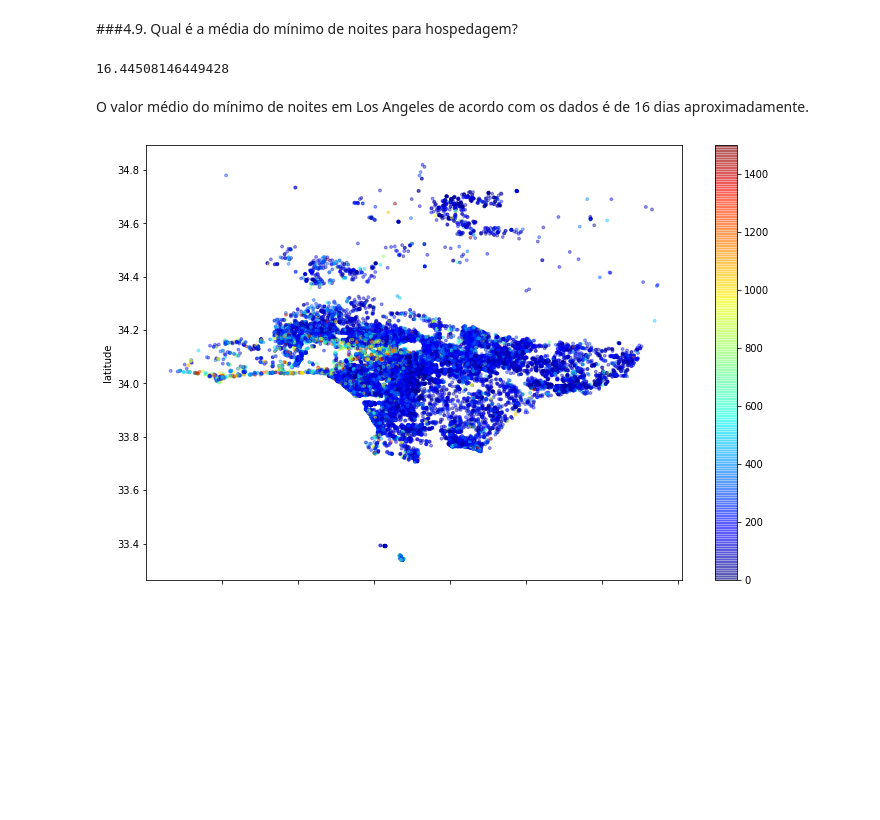
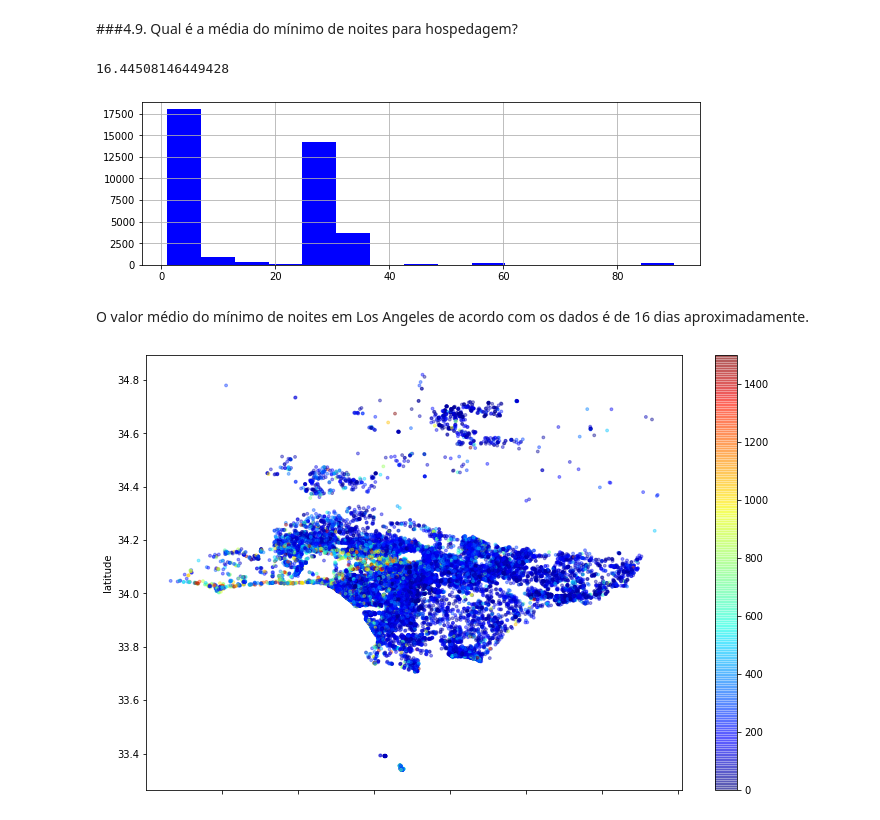
Before and after one commit to julianadslopes/Data_Science, a Jupyter notebook: Projeto_Analisando_os_Dados_do_Airbnb.ipynb, the cells around one changed output. Drawn from its saved outputs; the diff is of its cells as text; code cells hidden in the pictures; blank space fills up the shorter version.

```diff
--- a/Projeto_Analisando_os_Dados_do_Airbnb.ipynb
+++ b/Projeto_Analisando_os_Dados_do_Airbnb.ipynb
@@ -821,6 +821,10 @@ Name: availability_365, dtype: int64
 df_clean['minimum_nights'].mean()
 # %% [output]
 16.44508146449428
+# %%
+df_clean.minimum_nights.hist(bins=15, figsize=(10, 3), color='blue');
+# %% [output]
+[figure, added]
 # %% [markdown]
 O valor médio do mínimo de noites em Los Angeles de acordo com os dados é de 16 dias aproximadamente.
 # %%
```
Also changed, not shown: parts of 5 cells of this notebook.
